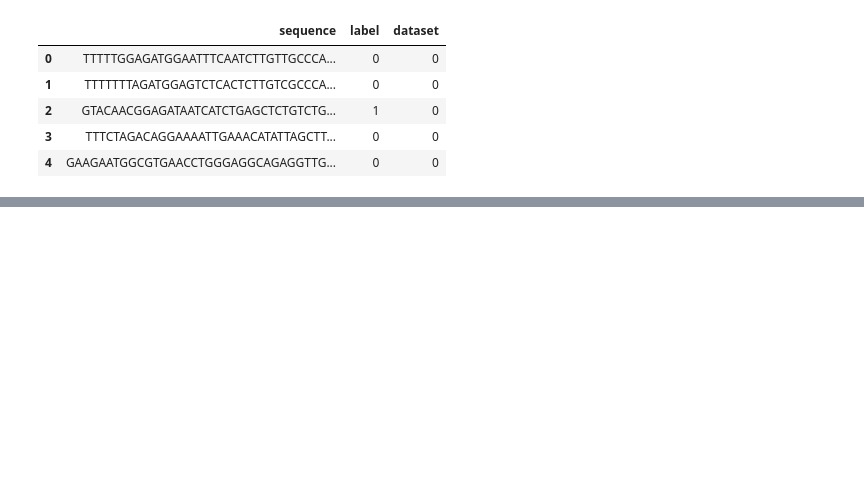
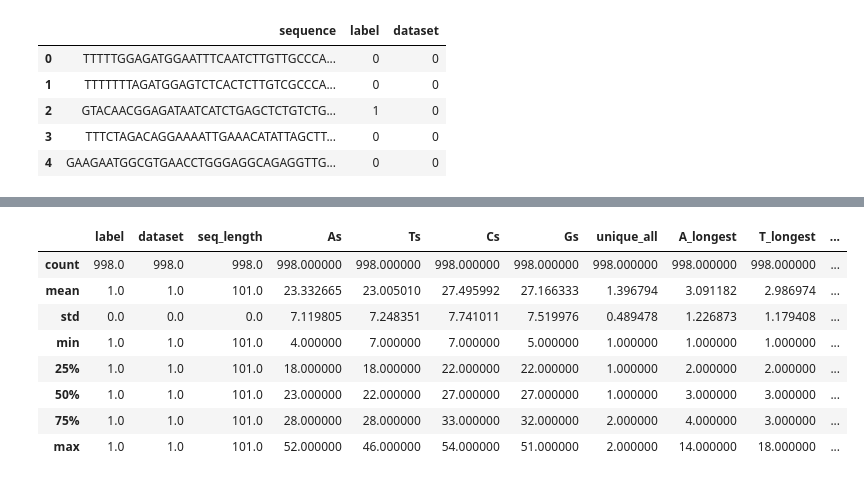
Before and after one commit to azouaoui-cv/KMML_challenge, a Jupyter notebook: Data_Exploration.ipynb, the cells around one changed output, grey strips where cells are left out. Drawn from its saved outputs; the diff is of its cells as text; code cells hidden in the pictures; blank space fills up the shorter version.

```diff
--- a/Data_Exploration.ipynb
+++ b/Data_Exploration.ipynb
@@ -297,0 +346,12 @@ test_stats_df[test_stats_df.dataset == 2].describe()
+# %%
+train_stats_df[(train_stats_df.dataset == 1) & (train_stats_df.label == 1)].describe()
+# %% [output]
+|  | label | dataset | seq_length | As | Ts | Cs | Gs | unique_all | A_longest | T_longest | ... |
+| count | 998.0 | 998.0 | 998.0 | 998.000000 | 998.000000 | 998.000000 | 998.000000 | 998.000000 | 998.000000 | 998.000000 | ... |
+| mean | 1.0 | 1.0 | 101.0 | 23.332665 | 23.005010 | 27.495992 | 27.166333 | 1.396794 | 3.091182 | 2.986974 | ... |
+| std | 0.0 | 0.0 | 0.0 | 7.119805 | 7.248351 | 7.741011 | 7.519976 | 0.489478 | 1.226873 | 1.179408 | ... |
+| min | 1.0 | 1.0 | 101.0 | 4.000000 | 7.000000 | 7.000000 | 5.000000 | 1.000000 | 1.000000 | 1.000000 | ... |
+| 25% | 1.0 | 1.0 | 101.0 | 18.000000 | 18.000000 | 22.000000 | 22.000000 | 1.000000 | 2.000000 | 2.000000 | ... |
+| 50% | 1.0 | 1.0 | 101.0 | 23.000000 | 22.000000 | 27.000000 | 27.000000 | 1.000000 | 3.000000 | 3.000000 | ... |
+| 75% | 1.0 | 1.0 | 101.0 | 28.000000 | 28.000000 | 33.000000 | 32.000000 | 2.000000 | 4.000000 | 3.000000 | ... |
+| max | 1.0 | 1.0 | 101.0 | 52.000000 | 46.000000 | 54.000000 | 51.000000 | 2.000000 | 14.000000 | 18.000000 | ... |
```
Also changed, not shown: parts of 18 cells of this notebook.
